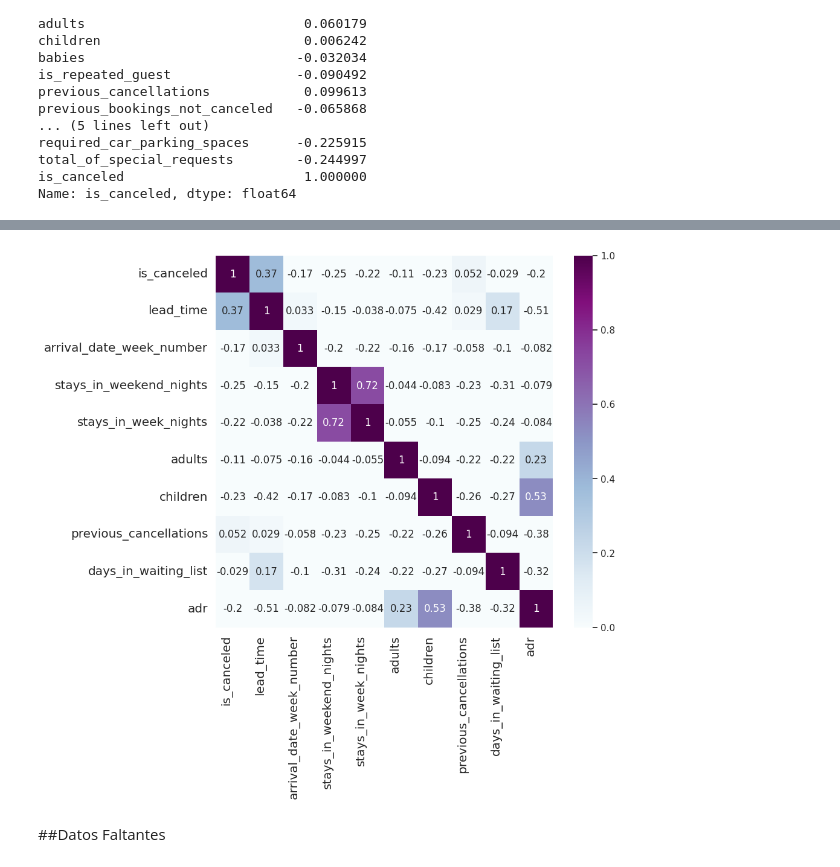
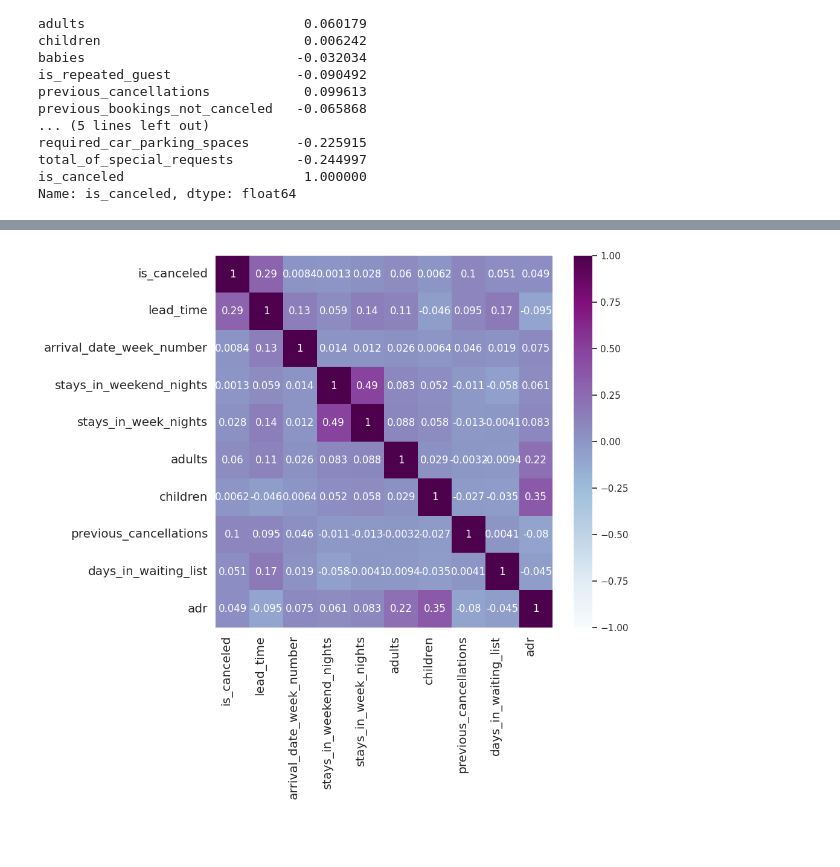
Before and after one commit to franciscoL0pez/TrabajosPracticosOrganizacionDeDatos1C2023, a Jupyter notebook: Tp_1.ipynb, the cells around one changed output, grey strips where cells are left out. Cells and saved outputs as stored; diff of their text form; code cells hidden in the pictures; blank space fills up the shorter version.

```diff
--- a/Tp_1.ipynb
+++ b/Tp_1.ipynb
@@ -219,8 +226,8 @@ Realizaremos dos graficos para el analisis de las correlaciones con nuestra vari
 # %%
 lista_corr_negativas = ['is_canceled','arrival_date_day_of_month','babies','is_repeated_guest','previous_bookings_not_canceled','booking_changes','agent','company','required_car_parking_spaces','total_of_special_requests']
 corr_matrix = df_hotels_train[lista_corr_negativas].corr()
-sns.set(rc = {'figure.figsize':(8,8)})
-heatmap = sns.heatmap(corr_matrix.corr(), vmin=-1, vmax=1, annot=True, cmap="BuPu")
+sns.set(rc = {'figure.figsize':(10,9)})
+heatmap = sns.heatmap(corr_matrix, vmin=-1, vmax=1, annot=True, cmap="BuPu")
 heatmap.set_xticklabels(
 
     heatmap.get_xticklabels(),
@@ -244,27 +253,27 @@ plt.show()
 # %%
+
+
 lista_corr_positiva = ['is_canceled','lead_time','arrival_date_week_number','stays_in_weekend_nights','stays_in_week_nights','adults','children','previous_cancellations','days_in_waiting_list','adr',]
 corr_matrix = df_hotels_train[lista_corr_positiva].corr()
 sns.set(rc = {'figure.figsize':(9,8)})
-heatmap = sns.heatmap(corr_matrix.corr(), vmin=0, vmax=1, annot=True, cmap="BuPu")
+heatmap = sns.heatmap(corr_matrix, vmin=-1, vmax=1, annot=True, cmap="BuPu")
 heatmap.set_xticklabels(
 
     heatmap.get_xticklabels(),
     rotation=90,
     horizontalalignment='right',
     fontweight='light',
     fontsize='large'
 )
 
 heatmap.set_yticklabels(
     heatmap.get_yticklabels(),
     fontweight='light',
     fontsize='large'
 )
 
 
 
 plt.show()
 # %% [output]
-[figure, old version]
+[figure, new version]
-# %% [markdown]
-##Datos Faltantes
```
Also changed, not shown: parts of 13 cells of this notebook.
